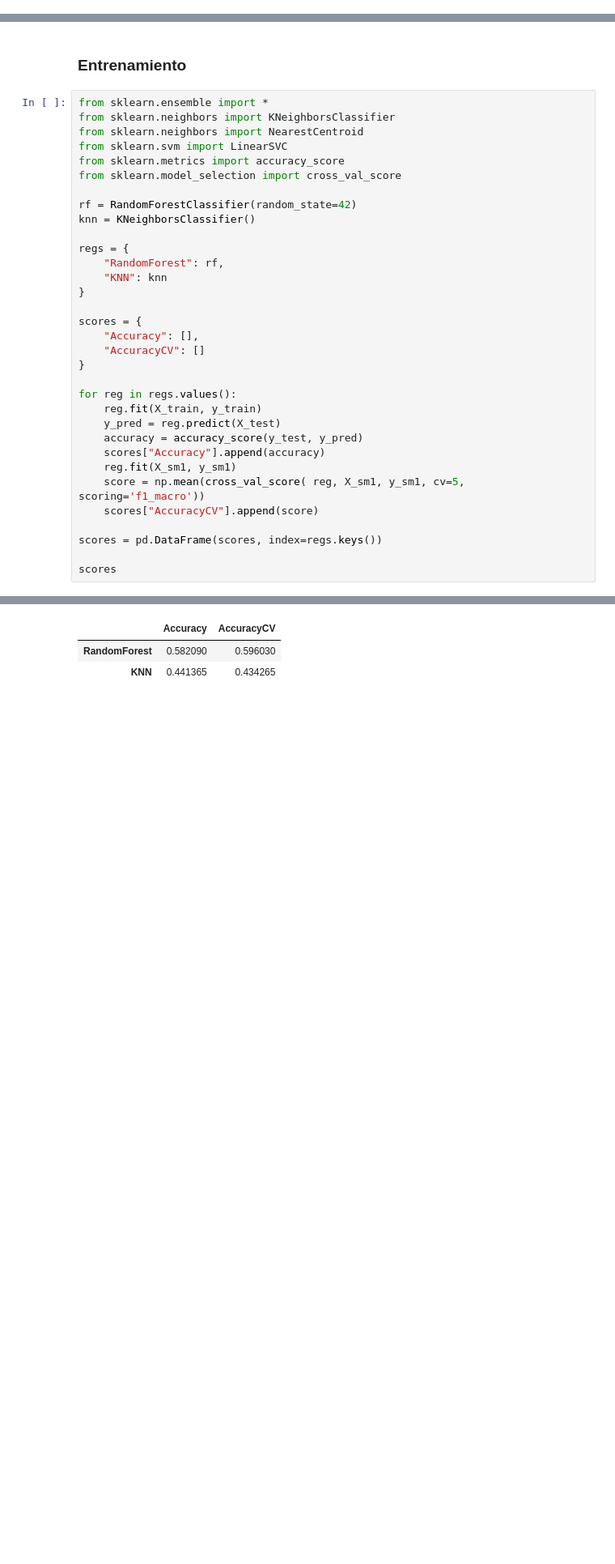
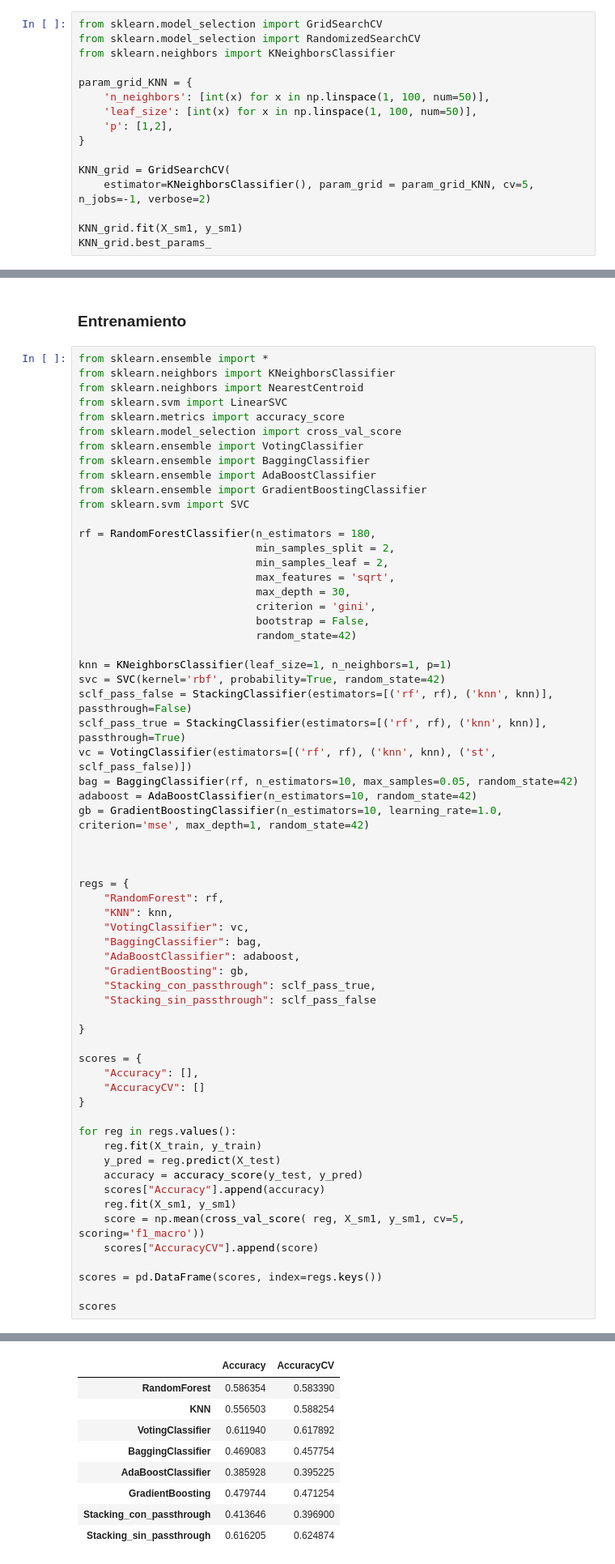
Before and after one commit to JavierGilRodriguez/ProyectoSI, a Jupyter notebook: Proyecto.ipynb, the cells around one changed output, grey strips where cells are left out. Shown at 81% size. Cells and saved outputs as stored; diff of their text form; blank space fills up the shorter version.

```diff
--- a/Proyecto.ipynb
+++ b/Proyecto.ipynb
@@ -156,0 +196,16 @@ X_train, X_test, y_train, y_test = train_test_split(X_sm1, y_sm1, test_size=0.2,
+# %%
+from sklearn.model_selection import GridSearchCV
+from sklearn.model_selection import RandomizedSearchCV
+from sklearn.neighbors import KNeighborsClassifier
+
+param_grid_KNN = {
+    'n_neighbors': [int(x) for x in np.linspace(1, 100, num=50)],
+    'leaf_size': [int(x) for x in np.linspace(1, 100, num=50)],
+    'p': [1,2],
+}
+
+KNN_grid = GridSearchCV(
+    estimator=KNeighborsClassifier(), param_grid = param_grid_KNN, cv=5, n_jobs=-1, verbose=2)
+
+KNN_grid.fit(X_sm1, y_sm1)
+KNN_grid.best_params_
@@ -163,13 +224,42 @@ from sklearn.neighbors import NearestCentroid
 from sklearn.svm import LinearSVC
 from sklearn.metrics import accuracy_score
 from sklearn.model_selection import cross_val_score
+from sklearn.ensemble import VotingClassifier
+from sklearn.ensemble import BaggingClassifier
+from sklearn.ensemble import AdaBoostClassifier
+from sklearn.ensemble import GradientBoostingClassifier
+from sklearn.svm import SVC
 
-rf = RandomForestClassifier(random_state=42)
-knn = KNeighborsClassifier()
+rf = RandomForestClassifier(n_estimators = 180,
+                            min_samples_split = 2,
+                            min_samples_leaf = 2,
+                            max_features = 'sqrt',
+                            max_depth = 30,
+                            criterion = 'gini',
+                            bootstrap = False,
+                            random_state=42)
+
+knn = KNeighborsClassifier(leaf_size=1, n_neighbors=1, p=1)
+svc = SVC(kernel='rbf', probability=True, random_state=42)
+sclf_pass_false = StackingClassifier(estimators=[('rf', rf), ('knn', knn)], passthrough=False)
+sclf_pass_true = StackingClassifier(estimators=[('rf', rf), ('knn', knn)], passthrough=True)
+vc = VotingClassifier(estimators=[('rf', rf), ('knn', knn), ('st', sclf_pass_false)])
+bag = BaggingClassifier(rf, n_estimators=10, max_samples=0.05, random_state=42)
+adaboost = AdaBoostClassifier(n_estimators=10, random_state=42)
+gb = GradientBoostingClassifier(n_estimators=10, learning_rate=1.0, criterion='mse', max_depth=1, random_state=42)
+
+
 
 regs = {
     "RandomForest": rf,
-    "KNN": knn
+    "KNN": knn,
+    "VotingClassifier": vc,
+    "BaggingClassifier": bag,
+    "AdaBoostClassifier": adaboost,
+    "GradientBoosting": gb,
+    "Stacking_con_passthrough": sclf_pass_true,
+    "Stacking_sin_passthrough": sclf_pass_false
+
 }
 
 scores = {
@@ -193,6 +300,12 @@ scores
 |  | Accuracy | AccuracyCV |
-| RandomForest | 0.582090 | 0.596030 |
-| KNN | 0.441365 | 0.434265 |
+| RandomForest | 0.586354 | 0.583390 |
+| KNN | 0.556503 | 0.588254 |
+| VotingClassifier | 0.611940 | 0.617892 |
+| BaggingClassifier | 0.469083 | 0.457754 |
+| AdaBoostClassifier | 0.385928 | 0.395225 |
+| GradientBoosting | 0.479744 | 0.471254 |
+| Stacking_con_passthrough | 0.413646 | 0.396900 |
+| Stacking_sin_passthrough | 0.616205 | 0.624874 |
 # %%
 from sklearn.metrics import accuracy_score
 from sklearn.metrics import plot_confusion_matrix
```
Also changed, not shown: parts of 12 cells of this notebook.
